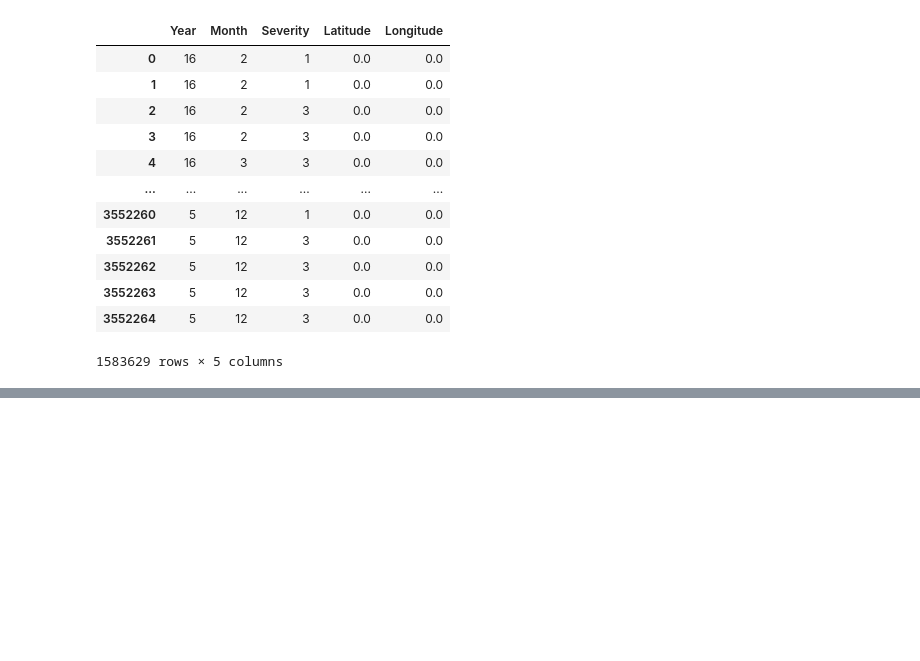
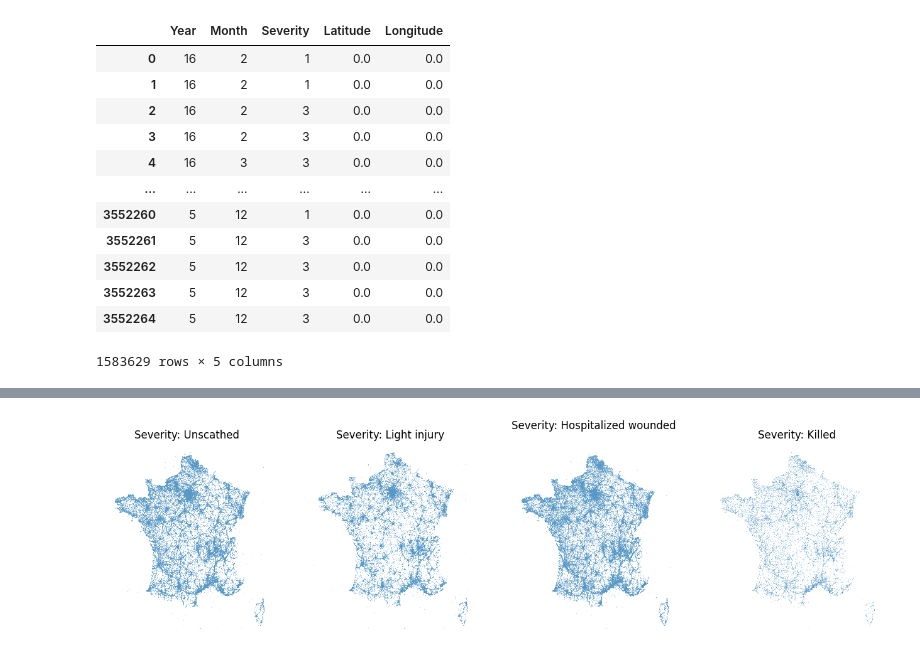
Before and after one commit to JulienML/AccidentsInFrance, a Jupyter notebook: Part2 - Clusters.ipynb, the cells around one changed output, grey strips where cells are left out. Cells and saved outputs as stored; diff of their text form; code cells hidden in the pictures; blank space fills up the shorter version.

```diff
--- a/Part2 - Clusters.ipynb
+++ b/Part2 - Clusters.ipynb
@@ -56,0 +86,11 @@ sns.scatterplot(test, x='Longitude', y='Latitude', s=0.1)
+# %%
+plt.figure(figsize=(16,4))
+
+for i in range(1, 5):
+    plt.subplot(1, 4, i)
+    sns.scatterplot(data=data.loc[data['Severity']==i], x='Longitude', y='Latitude', s=0.1)
+    plt.axis(False)
+    plt.title(f"Severity: {severity_description[i]}")
+plt.show()
+# %% [output]
+[figure, added]
```
Also changed, not shown: parts of 4 cells of this notebook.
